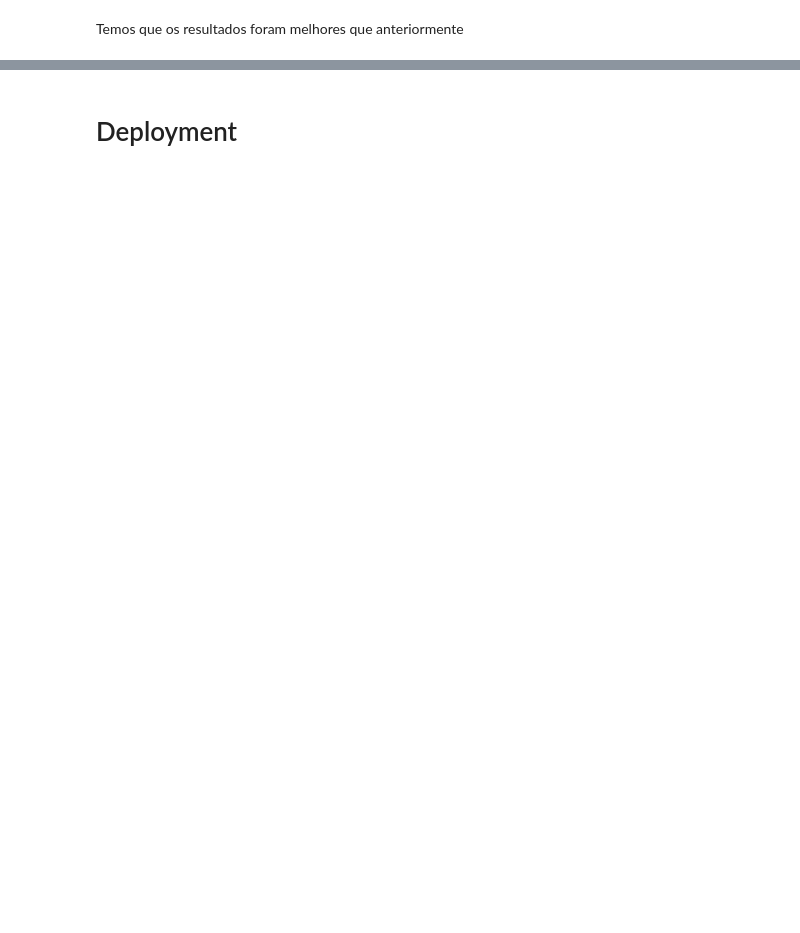
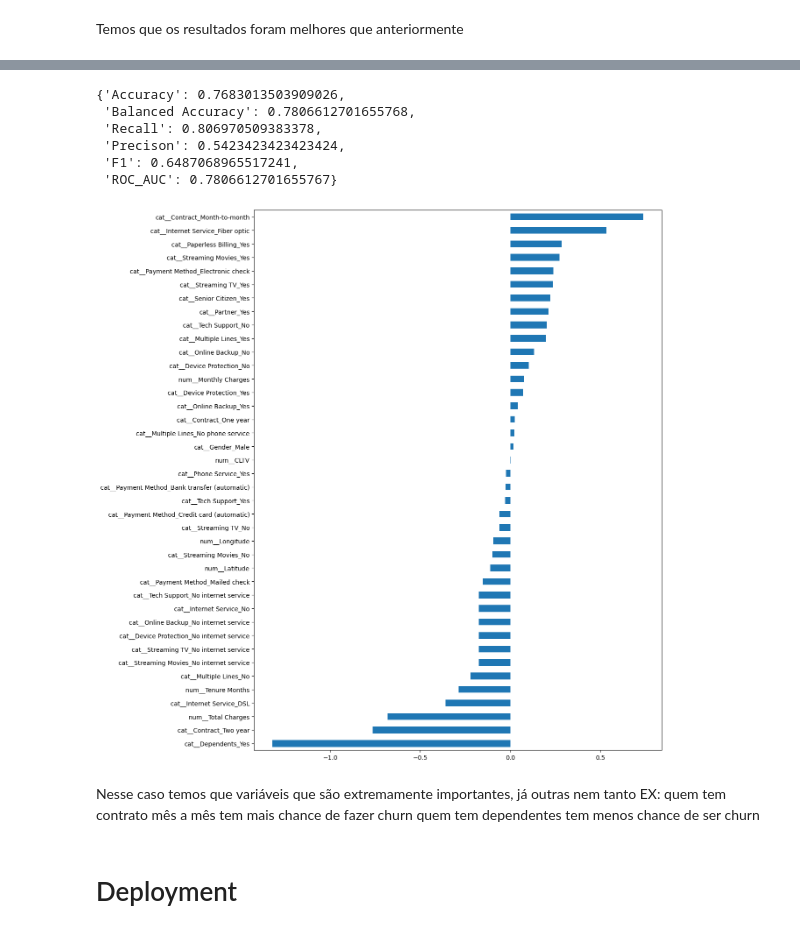
Before and after one commit to GTBelini22/Churn_IBM_ML, a Jupyter notebook: notebooks/modeling.ipynb, the cells around one changed output, grey strips where cells are left out. Cells and saved outputs as stored; diff of their text form; code cells hidden in the pictures; blank space fills up the shorter version.

Commit message:
Colocando a matriz de importancia de cada variável

```diff
--- a/notebooks/modeling.ipynb
+++ b/notebooks/modeling.ipynb
@@ -395,5 +395,35 @@ Fitting 3 folds for each of 6 candidates, totalling 18 fits
 | 4 | 0.069350 | 0.013200 | 0.01 | balanced | StandardScaler() | ... |
 | 5 | 0.080500 | 0.021629 | 0.001 | balanced | PowerTransformer() | ... |
 | 6 | 0.125226 | 0.038342 | 0.001 | balanced | StandardScaler() | ... |
+# %%
+tuned_model = grid.best_estimator_
+
+y_pred = tuned_model.predict(x_test)
+get_metrics(y_test, y_pred)
+# %% [output]
+{'Accuracy': 0.7683013503909026,
+ 'Balanced Accuracy': 0.7806612701655768,
+ 'Recall': 0.806970509383378,
+ 'Precison': 0.5423423423423424,
+ 'F1': 0.6487068965517241,
+ 'ROC_AUC': 0.7806612701655767}
+# %%
+# Verificando as importancias das features do modelo
+lr_model = tuned_model.named_steps['model']
+
+coefs = pd.Series(
+    data = lr_model.coef_[0],
+    index=lr_model.feature_names_in_
+)
+
+plt.figure(figsize=(12,16))
+coefs.sort_values().plot.barh()
+plt.show()
+# %% [output]
+[figure, added]
+# %% [markdown]
+Nesse caso temos que variáveis que são extremamente importantes, já outras nem tanto
+EX: quem tem contrato  mês a mês tem mais chance de fazer churn
+quem tem dependentes tem menos chance de ser churn
 # %% [markdown]
 # Deployment
```
